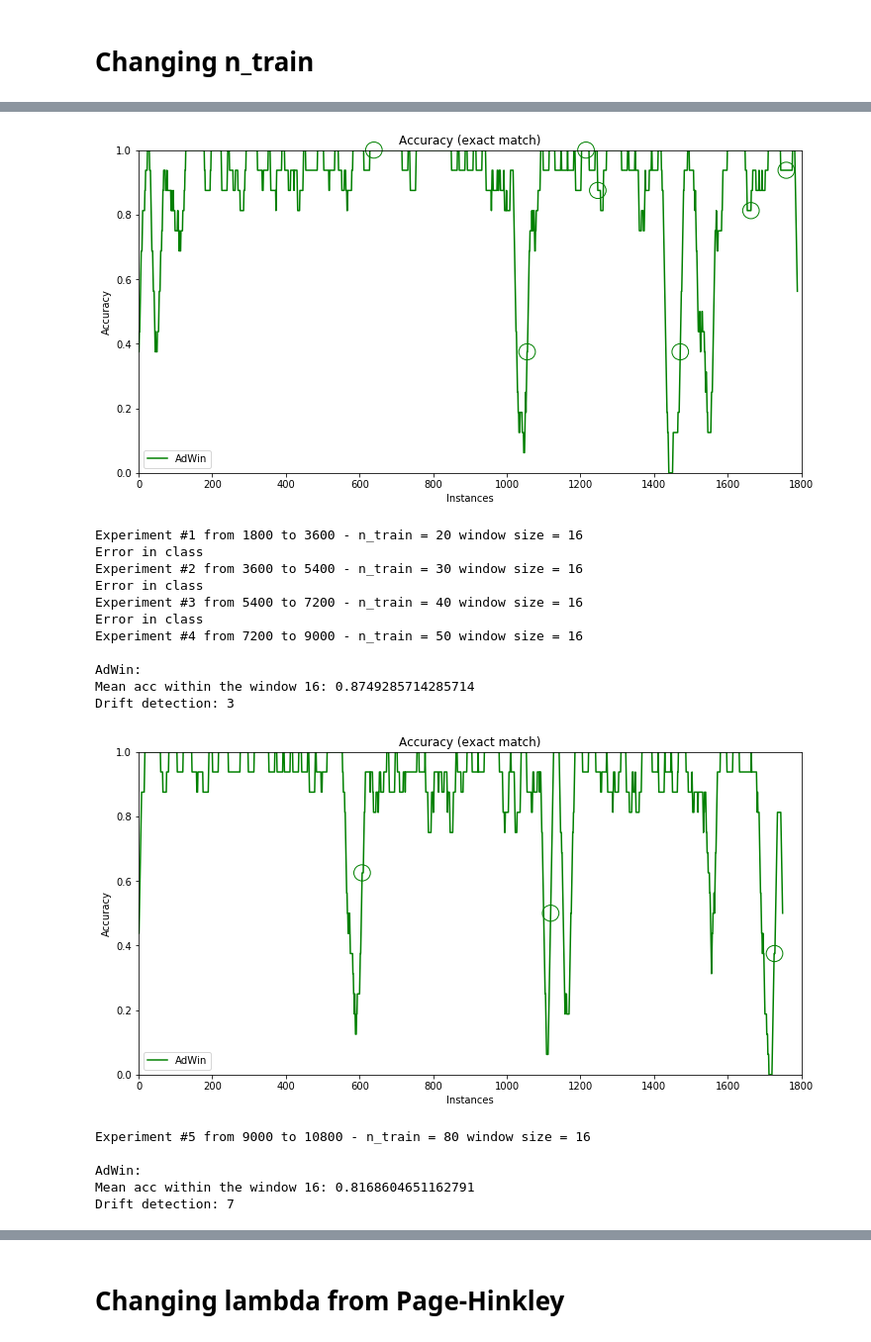
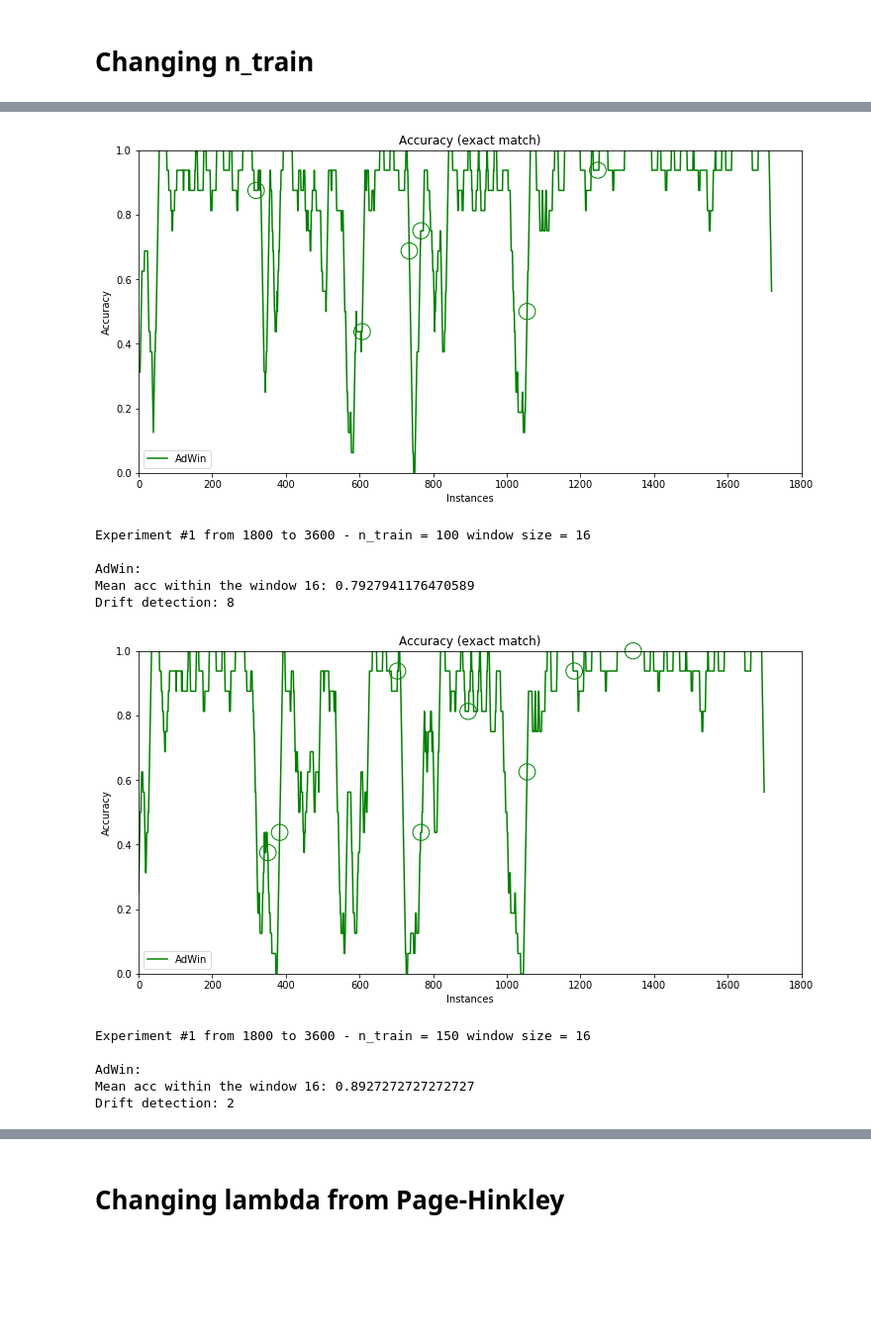
Before and after one commit to h3dema/concept-drift, a Jupyter notebook: concept-drift.ipynb, the cells around one changed output, grey strips where cells are left out. Shown at 99% size. Cells and saved outputs as stored; diff of their text form; code cells hidden in the pictures; blank space fills up the shorter version.

```diff
--- a/concept-drift.ipynb
+++ b/concept-drift.ipynb
@@ -113,13 +113,12 @@ Drift detection: 11
 # %% [markdown]
 # Changing n_train
 # %%
-n_train_values = [10, 20, 30, 40, 50, 80, 100, 150, 200, 300]
-for i in range(10):
+i = 1
+for n_train in [10, 20, 30, 40, 50, 80, 100, 150, 200, 300]:
     li = interval * i
     ls = li + 1800
     y_ = y1[li:ls]
     X_ = X1[li:ls]
-    n_train = n_train_values[i]
     print("Experiment #{} from {} to {} - n_train = {} window size = {}".format(i, li, ls, n_train, window_size))
     try:
         result = calculate_drift(X_, y_, n_train=n_train, w=window_size, clfs_label=["AdWin"])
@@ -135,18 +144,12 @@ Drift detection: 7
-[figure, old version]
+[figure, new version]
-Experiment #1 from 1800 to 3600 - n_train = 20 window size = 16
-Error in class
-Experiment #2 from 3600 to 5400 - n_train = 30 window size = 16
-Error in class
-Experiment #3 from 5400 to 7200 - n_train = 40 window size = 16
-Error in class
-Experiment #4 from 7200 to 9000 - n_train = 50 window size = 16
+Experiment #1 from 1800 to 3600 - n_train = 100 window size = 16
 
 AdWin:
-Mean acc within the window 16: 0.8749285714285714
-Drift detection: 3
+Mean acc within the window 16: 0.7927941176470589
+Drift detection: 8
-[figure, old version]
+[figure, new version]
-Experiment #5 from 9000 to 10800 - n_train = 80 window size = 16
+Experiment #1 from 1800 to 3600 - n_train = 150 window size = 16
 
 AdWin:
-Mean acc within the window 16: 0.8168604651162791
-Drift detection: 7
+Mean acc within the window 16: 0.8927272727272727
+Drift detection: 2
```
Also changed, not shown: parts of 4 cells of this notebook, 1 other file.
